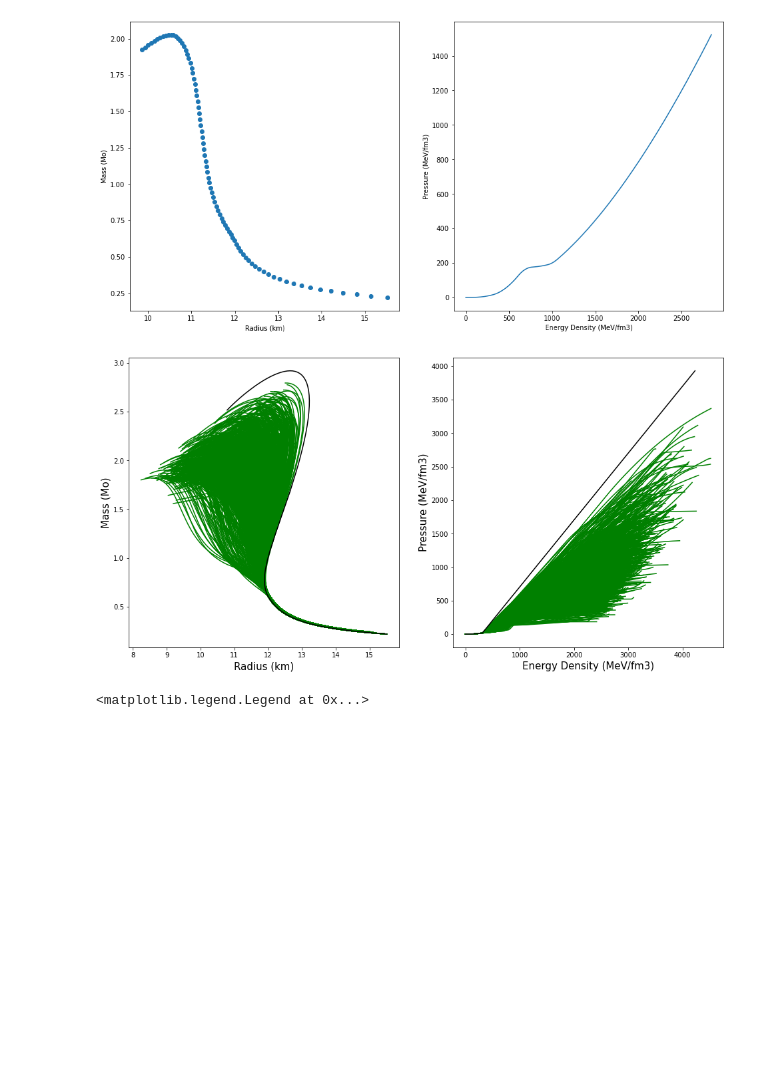
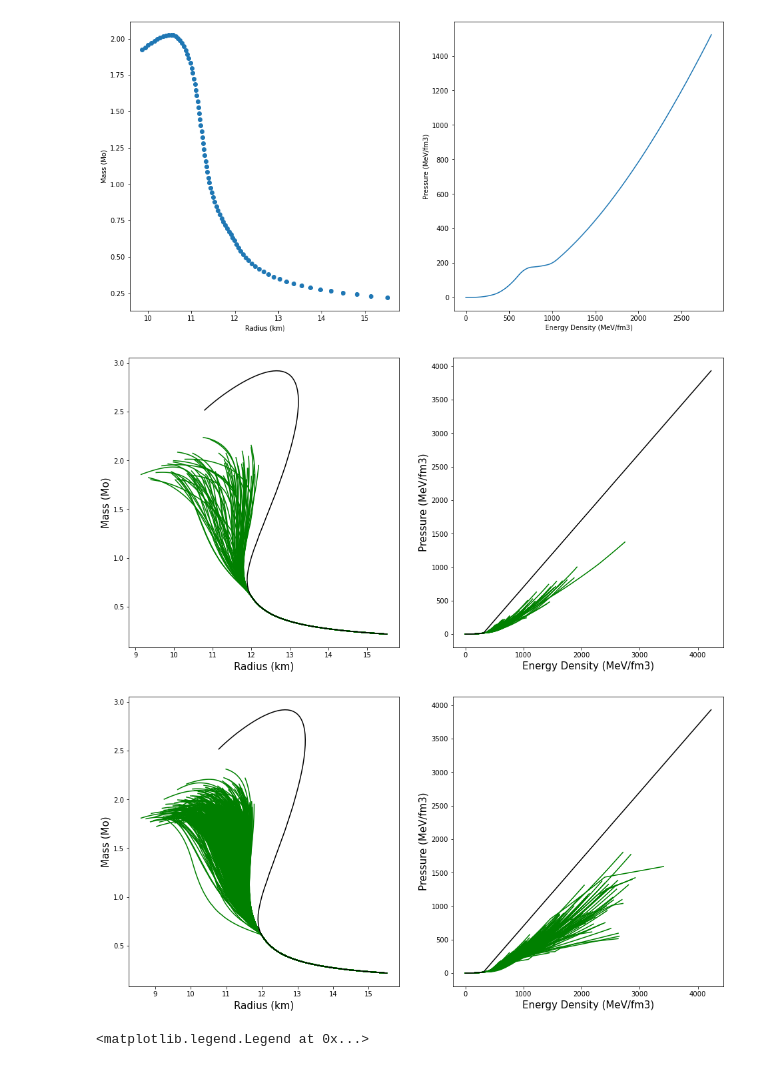
Before and after one commit to bking-astro/eos_construction, a Jupyter notebook: notebooks/Visualize_MRL.ipynb, the cells around one changed output. Drawn from its saved outputs; the diff is of its cells as text; code cells hidden in the pictures; blank space fills up the shorter version.

```diff
--- a/notebooks/Visualize_MRL.ipynb
+++ b/notebooks/Visualize_MRL.ipynb
@@ -6,7 +6,7 @@ import scipy.interpolate
 import re
 import pandas as pd
 # %%
-ext_type = 'cs'
+ext_type = 'poly'
 nsamp = 5
 newsavename = None
 
@@ -72,5 +72,5 @@ ax[1].hlines(1.8, xmin=min_n, xmax=max_n, color='r')
 # %%
-def plotMRL(ext_type, nsamp, index, newsavename=None):
+def plotMRL(datapath, ext_type, nsamp, index, newsavename=None):
     if newsavename == None:
         EOSdir_name = ext_type+str(nsamp)+'EOS'
         MRLdir_name = ext_type+str(nsamp)+'MRL'
@@ -79,7 +79,6 @@ def plotMRL(ext_type, nsamp, index, newsavename=None):
         EOSdir_name = ext_type+str(nsamp)+'EOS'+newsavename
         MRLdir_name = ext_type+str(nsamp)+'MRL'+newsavename
 
-    datapath = "/Users/brendanking/Documents/LANL/eos_data/"
 
     MRL = np.loadtxt(datapath+MRLdir_name+'/'+str(index)+'.dat')
     Mass = MRL[:,0]
@@ -105,7 +104,7 @@ def plotMRL(ext_type, nsamp, index, newsavename=None):
 
     return MRL
 
-def plotmanyMRL(ext_type, nsamp, index_list, newsavename=None, color='g', linestyle='-', alpha=0.75, legend=False):
+def plotmanyMRL(datapath, ext_type, nsamp, index_list, newsavename=None, color='g', linestyle='-', alpha=0.75, legend=False):
     if newsavename == None:
         EOSdir_name = ext_type+str(nsamp)+'EOS'
         MRLdir_name = ext_type+str(nsamp)+'MRL'
@@ -114,7 +113,6 @@ def plotmanyMRL(ext_type, nsamp, index_list, newsavename=None, color='g', linest
         EOSdir_name = ext_type+str(nsamp)+'EOS'+newsavename
         MRLdir_name = ext_type+str(nsamp)+'MRL'+newsavename
 
-    datapath = "/Users/brendanking/Documents/LANL/eos_data/"
 
     fig, ax = plt.subplots(1,2, figsize=(16,8))
 
@@ -143,17 +141,17 @@ def plotmanyMRL(ext_type, nsamp, index_list, newsavename=None, color='g', linest
             ax[1].legend()
 
     if newsavename=='_n0':
-        cs_eq1EOS = np.loadtxt(datapath+"cs_eq1EOS_n0")
+        cs_eq1EOS = np.loadtxt("/Users/brendanking/Documents/LANL/eos_data/cs_eq1EOS_n0")
         ax[1].plot(cs_eq1EOS[:,2], cs_eq1EOS[:,1], label='cs=1', color='black')
 
-        cs_eq1MRL = np.loadtxt(datapath+"cs_eq1MRL_n0")
+        cs_eq1MRL = np.loadtxt("/Users/brendanking/Documents/LANL/eos_data/cs_eq1MRL_n0")
         ax[0].plot(cs_eq1MRL[:,1], cs_eq1MRL[:,0], label='cs=1', color='black')
 
     else:
-        cs_eq1EOS = np.loadtxt(datapath+"cs_eq1EOS")
+        cs_eq1EOS = np.loadtxt("/Users/brendanking/Documents/LANL/eos_data/cs_eq1EOS")
         ax[1].plot(cs_eq1EOS[:,2], cs_eq1EOS[:,1], label='cs=1', color='black')
 
-        cs_eq1MRL = np.loadtxt(datapath+"cs_eq1MRL")
+        cs_eq1MRL = np.loadtxt("/Users/brendanking/Documents/LANL/eos_data/cs_eq1MRL")
         ax[0].plot(cs_eq1MRL[:,1], cs_eq1MRL[:,0], label='cs=1', color='black')
 # %%
 MRL = plotMRL('cs', 5, 239)
@@ -161,16 +159,22 @@ MRL = plotMRL('cs', 5, 239)
 [figure]
 # %%
 import random
-population_1 = range(1,10000)
-n_index = 1000
+population_1 = range(1,100)
+n_index = 70
 index_list_1 = random.sample(population_1,n_index)
-plotmanyMRL('cs',5,index_list_1, newsavename=None, legend=False)
 
-# pop_2 = range(1000,1500)
-# index_list_2 = random.sample(pop_2,n_index)
-# plotmanyMRL('p',3, index_list_2)
+datapath = '/Users/brendanking/Documents/LANL/LANL_project/data/'
+plotmanyMRL(datapath, 'poly',5,index_list_1, newsavename='_fixgamma', legend=False)
+
+pop_2 = range(1,1000)
+n_index_2 = 500
+index_list_2 = random.sample(pop_2,n_index_2)
+
+datapath = '/Users/brendanking/Documents/LANL/eos_data/'
+plotmanyMRL(datapath,'poly',5, index_list_2)
 # %% [output]
-[figure, old version]
+[figure, new version]
+[figure, added]
 # %%
 def EOS_cs_stats(ext_type, nsamp, which_cs, index_list, newsavename=None, plot=True):
     if newsavename == None:
```
Also changed, not shown: parts of 3 cells of this notebook, 4 other files.
